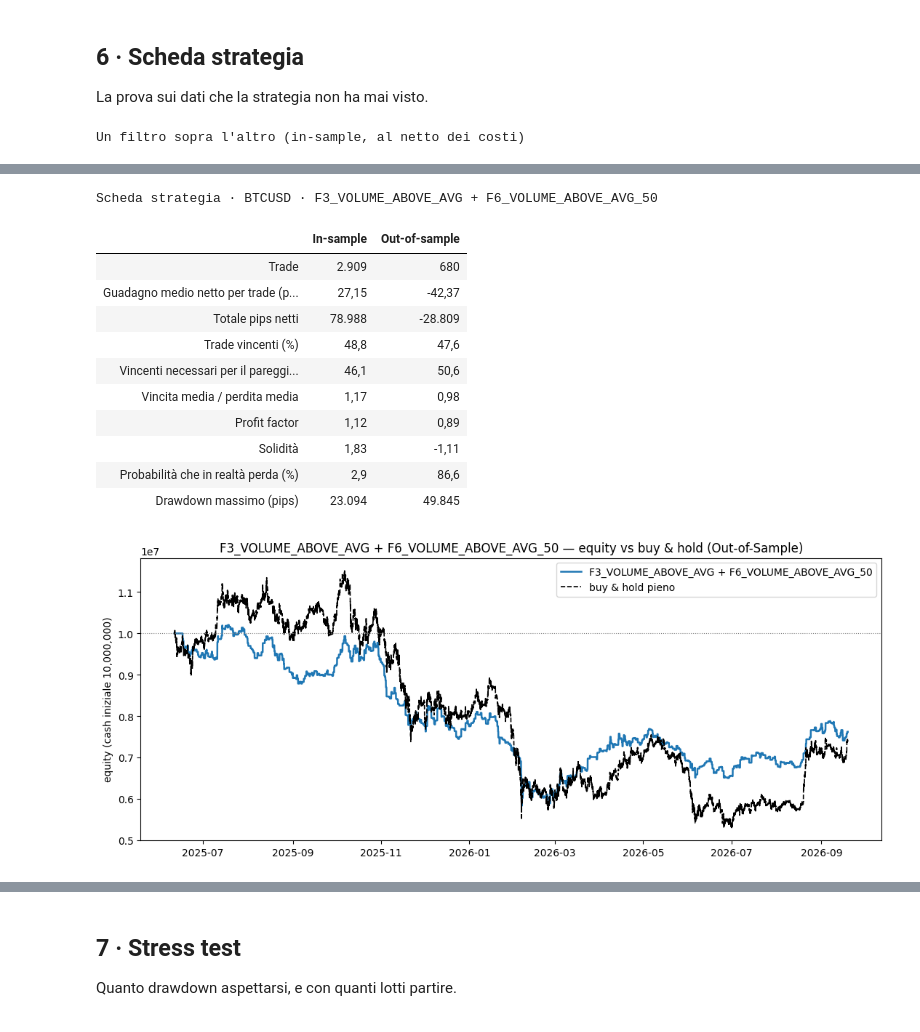
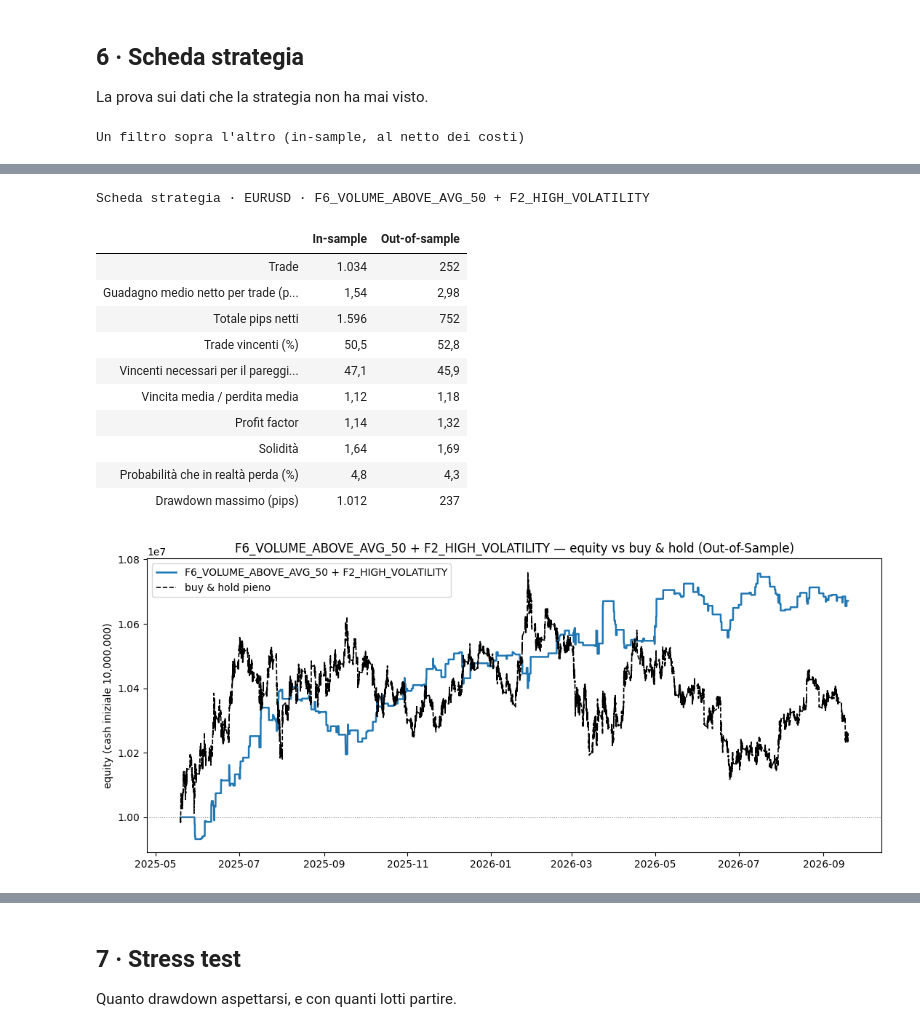
Before and after one commit to matti410/Trading-System-Creator_V4, a Jupyter notebook: Trading_System_Lab.ipynb, the cells around one changed output, grey strips where cells are left out. Drawn from its saved outputs; the diff is of its cells as text; code cells hidden in the pictures.

```diff
--- a/Trading_System_Lab.ipynb
+++ b/Trading_System_Lab.ipynb
@@ -56,7 +56,7 @@ Pronto.
 Scegli lo strumento e per quante barre osservare il prezzo dopo ogni segnale (1 barra = 15 minuti).
 # %%
 #@title 1 · Configura { display-mode: "form" }
-strumento = "BTCUSD"  #@param ["EURUSD", "BTCUSD"]
+strumento = "EURUSD"  #@param ["EURUSD", "BTCUSD"]
 orizzonte = 25  #@param {type:"slider", min:4, max:96, step:1}
 
 s = prepara(strumento, H=orizzonte)
@@ -173,7 +175,7 @@ La prova sui dati che la strategia non ha mai visto.
 # %%
 #@title 6 · Scheda strategia { display-mode: "form" }
 #@markdown Uno o più filtri copiati dalla classifica, separati da virgola: si entra solo quando sono veri tutti. Vuoto = sistema base, senza filtro.
-filtro = "F3_VOLUME_ABOVE_AVG, F6_VOLUME_ABOVE_AVG_50"  #@param {type:"string"}
+filtro = "F6_VOLUME_ABOVE_AVG_50, F2_HIGH_VOLATILITY"  #@param {type:"string"}
 
 scheda(s, filtro=filtro);
 # %% [output]
@@ -185,17 +187,17 @@ Un filtro sopra l'altro (in-sample, al netto dei costi)
 [interactive output not drawn]
-Scheda strategia · BTCUSD · F3_VOLUME_ABOVE_AVG + F6_VOLUME_ABOVE_AVG_50
+Scheda strategia · EURUSD · F6_VOLUME_ABOVE_AVG_50 + F2_HIGH_VOLATILITY
 |  | In-sample | Out-of-sample |
-| Trade | 2.909 | 680 |
-| Guadagno medio netto per trade (p... | 27,15 | -42,37 |
-| Totale pips netti | 78.988 | -28.809 |
-| Trade vincenti (%) | 48,8 | 47,6 |
-| Vincenti necessari per il pareggi... | 46,1 | 50,6 |
-| Vincita media / perdita media | 1,17 | 0,98 |
-| Profit factor | 1,12 | 0,89 |
-| Solidità | 1,83 | -1,11 |
-| Probabilità che in realtà perda (%) | 2,9 | 86,6 |
-| Drawdown massimo (pips) | 23.094 | 49.845 |
+| Trade | 1.034 | 252 |
+| Guadagno medio netto per trade (p... | 1,54 | 2,98 |
+| Totale pips netti | 1.596 | 752 |
+| Trade vincenti (%) | 50,5 | 52,8 |
+| Vincenti necessari per il pareggi... | 47,1 | 45,9 |
+| Vincita media / perdita media | 1,12 | 1,18 |
+| Profit factor | 1,14 | 1,32 |
+| Solidità | 1,64 | 1,69 |
+| Probabilità che in realtà perda (%) | 4,8 | 4,3 |
+| Drawdown massimo (pips) | 1.012 | 237 |
-[figure, old version]
+[figure, new version]
 [interactive output not drawn]
 # %% [markdown]
 ## 7 · Stress test
```
Also changed, not shown: parts of 8 cells of this notebook.
